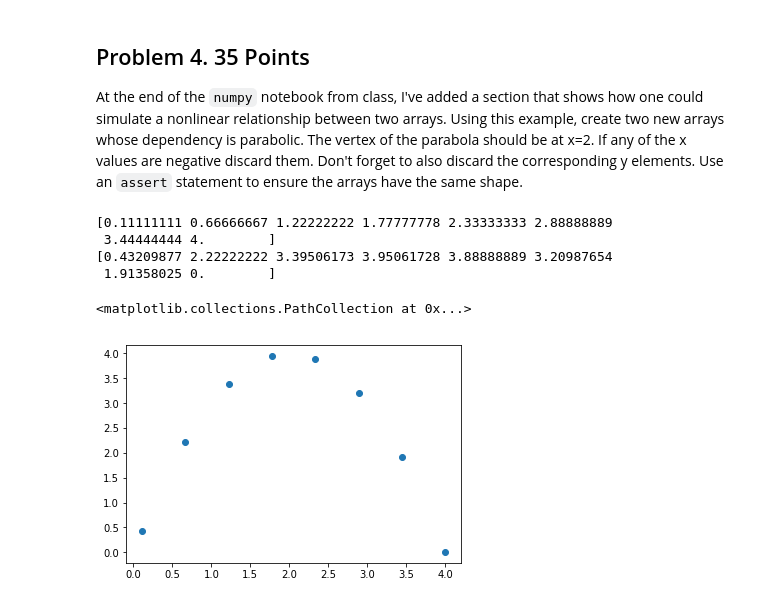
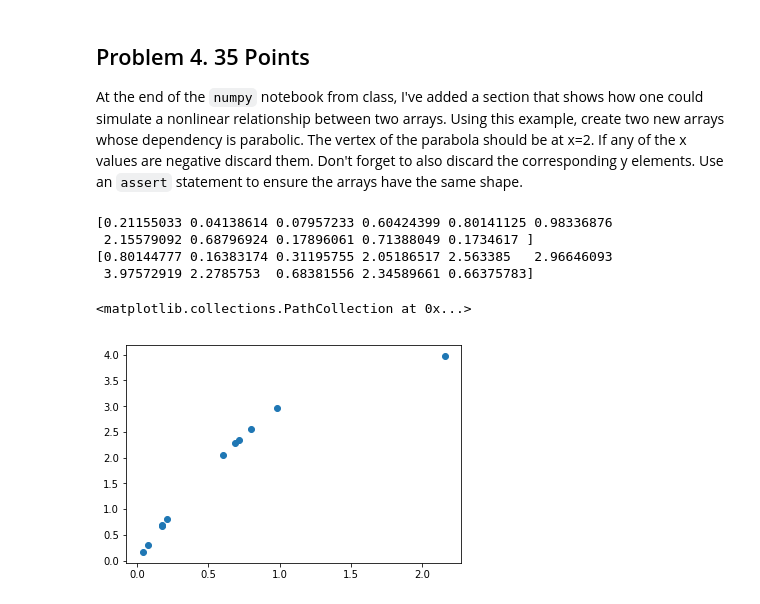
Before and after one commit to siqizh/home_work, a Jupyter notebook: homework8/homework8.ipynb, the cells around one changed output. Drawn from its saved outputs; the diff is of its cells as text; code cells hidden in the pictures.

```diff
--- a/homework8/homework8.ipynb
+++ b/homework8/homework8.ipynb
@@ -70,21 +70,21 @@ print(c.getit())
 At the end of the `numpy` notebook from class, I've added a section that shows how one could simulate a nonlinear relationship between two arrays. Using this example, create two new arrays whose dependency is parabolic. The vertex of the parabola should be at x=2. If any of the x values are negative discard them. Don't forget to also discard the corresponding y elements. Use an `assert` statement to ensure the arrays have the same shape.
 # %%
 import numpy as np
-data_x = np.linspace(-1.0, 4.0, num=10)
+data_x = np.random.randn(20)
 data_x = data_x[data_x>=0]
 data_y = -np.square(data_x) + 4*data_x
 print(data_x)
 print(data_y)
 
 import matplotlib.pyplot as plt
 %matplotlib inline
 
 assert len(data_x) == len(data_y)
 plt.scatter(data_x, data_y)
 # %% [output]
-[0.11111111 0.66666667 1.22222222 1.77777778 2.33333333 2.88888889
- 3.44444444 4.        ]
-[0.43209877 2.22222222 3.39506173 3.95061728 3.88888889 3.20987654
- 1.91358025 0.        ]
+[0.21155033 0.04138614 0.07957233 0.60424399 0.80141125 0.98336876
+ 2.15579092 0.68796924 0.17896061 0.71388049 0.1734617 ]
+[0.80144777 0.16383174 0.31195755 2.05186517 2.563385   2.96646093
+ 3.97572919 2.2785753  0.68381556 2.34589661 0.66375783]
 <matplotlib.collections.PathCollection at 0x...>
-[figure, old version]
+[figure, new version]
```
